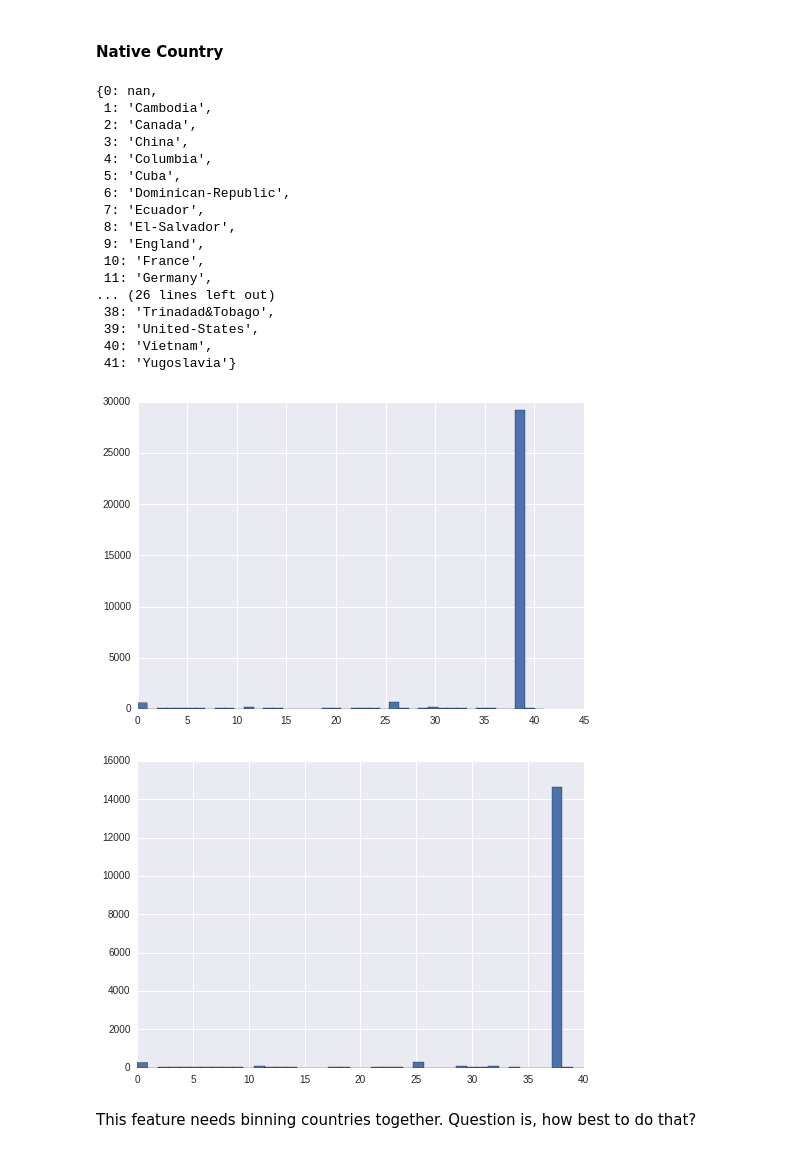
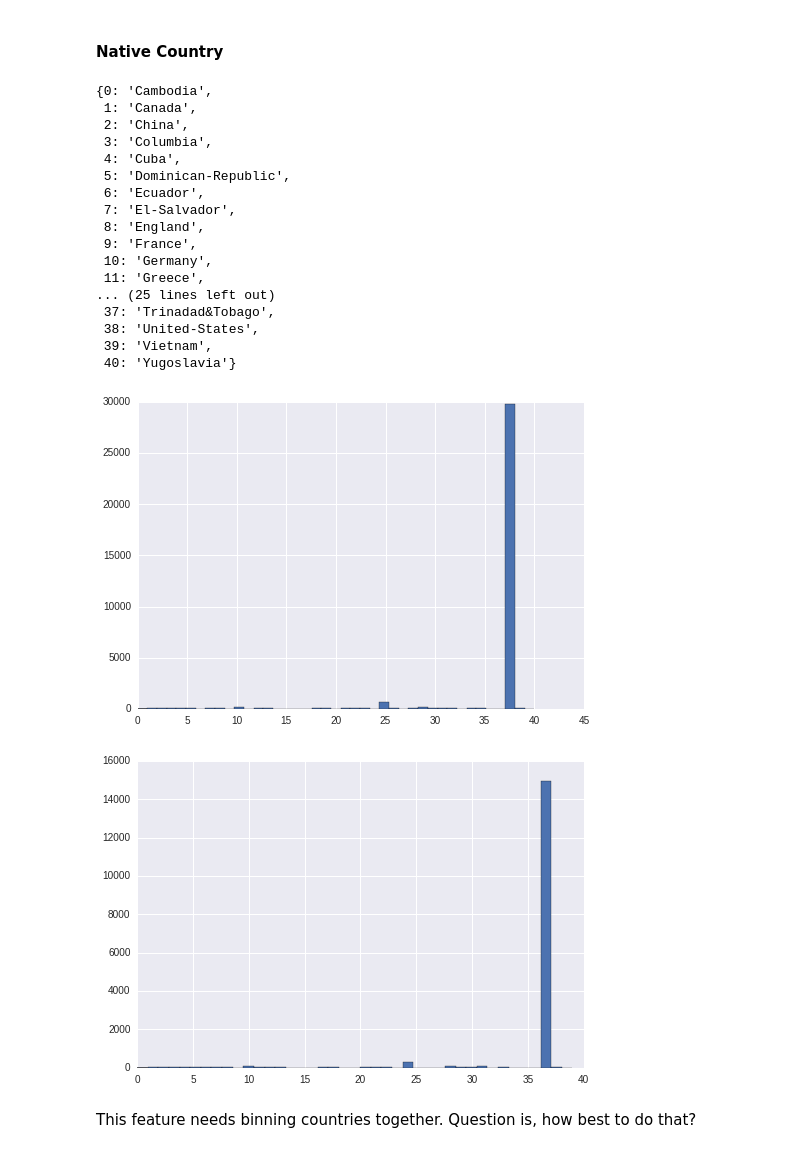
Before and after one commit to anirudhjayaraman/Hackathon-Experiments-With-Data-Analytics-Vidhya, a Jupyter notebook: Experiments with Data.ipynb, the cells around one changed output. Cells and saved outputs as stored; diff of their text form; code cells hidden in the pictures.

```diff
--- a/Experiments with Data.ipynb
+++ b/Experiments with Data.ipynb
@@ -160,11 +269,11 @@ workclass_decoder
 # %%
-# Combine bins based on some common sense
-new_workclass_encoder = {0:0,1:0,2:1,3:2,4:3,5:3,6:0,7:1,8:1}
+# # Combine bins based on some common sense
+# new_workclass_encoder = {0:0,1:0,2:1,3:2,4:2,5:2,6:0,7:1}
 
-new_workclass_train = [new_workclass_encoder[i] for i in train.Workclass]
-train.Workclass = new_workclass_train
+# new_workclass_train = [new_workclass_encoder[i] for i in train.Workclass]
+# train.Workclass = new_workclass_train
 
-new_workclass_test = [new_workclass_encoder[i] for i in test.Workclass]
-test.Workclass = new_workclass_test
+# new_workclass_test = [new_workclass_encoder[i] for i in test.Workclass]
+# test.Workclass = new_workclass_test
 
-new_workclass_decoder = {0:'Government',1:'Never Worked / Without Pay / Information NA', 2:'Private'}
+# new_workclass_decoder = {0:'Government',1:'Never Worked / Without Pay / Information NA', 2:'Private'}
@@ -247,13 +346,13 @@ pprint(education_levels_decoder)
  'Prof-school': 14,
  'Some-college': 15}
 # %%
-new_education_levels_encoder = {0:1,1:1,2:2,3:0,4:0,5:0,6:0, 7:5, 8:5, 9:3, 10:7, 11:2, 12:4, 13:0, 14:6, 15:3}
+# new_education_levels_encoder = {0:1,1:1,2:2,3:0,4:0,5:0,6:0, 7:5, 8:5, 9:3, 10:7, 11:2, 12:4, 13:0, 14:6, 15:3}
 
-new_education_levels_train = [new_education_levels_encoder[i] for i in train.Education]
-train.Education = new_education_levels_train
+# new_education_levels_train = [new_education_levels_encoder[i] for i in train.Education]
+# train.Education = new_education_levels_train
 
-new_education_levels_test = [new_education_levels_encoder[i] for i in test.Education]
-test.Education = new_education_levels_test
+# new_education_levels_test = [new_education_levels_encoder[i] for i in test.Education]
+# test.Education = new_education_levels_test
 
-new_education_levels_decoder = {0:'< 9th', 1:'High School', 2:'High School Grad', 3:'Bachelors', 4:'Masters', 5:'Assoc-acdm / Assoc-voc', 6:'Prof School', 7:'Doctorate'}
+# new_education_levels_decoder = {0:'< 9th', 1:'High School', 2:'High School Grad', 3:'Bachelors', 4:'Masters', 5:'Assoc-acdm / Assoc-voc', 6:'Prof School', 7:'Doctorate'}
 # %%
@@ -494,32 +589,32 @@ native_country_levels_decoder = dict(zip(new_native_country_levels, native_count
 # %%
 native_country_levels_decoder
 # %% [output]
-{0: nan,
- 1: 'Cambodia',
- 2: 'Canada',
- 3: 'China',
- 4: 'Columbia',
- 5: 'Cuba',
- 6: 'Dominican-Republic',
- 7: 'Ecuador',
- 8: 'El-Salvador',
- 9: 'England',
- 10: 'France',
- 11: 'Germany',
-... (26 lines left out)
- 38: 'Trinadad&Tobago',
- 39: 'United-States',
- 40: 'Vietnam',
- 41: 'Yugoslavia'}
+{0: 'Cambodia',
+ 1: 'Canada',
+ 2: 'China',
+ 3: 'Columbia',
+ 4: 'Cuba',
+ 5: 'Dominican-Republic',
+ 6: 'Ecuador',
+ 7: 'El-Salvador',
+ 8: 'England',
+ 9: 'France',
+ 10: 'Germany',
+ 11: 'Greece',
+... (25 lines left out)
+ 37: 'Trinadad&Tobago',
+ 38: 'United-States',
+ 39: 'Vietnam',
+ 40: 'Yugoslavia'}
 # %%
-plt.hist(train['Native.Country'], bins = 42)
+plt.hist(train['Native.Country'], bins = 41)
 plt.show()
 
-plt.hist(test['Native.Country'], bins = 42)
+plt.hist(test['Native.Country'], bins = 41)
 plt.show()
 # %% [output]
-[figure, old version]
+[figure, new version]
-[figure, old version]
+[figure, new version]
 # %% [markdown]
 This feature needs binning countries together. Question is, how best to do that?
 # %%
```
Also changed, not shown: parts of 60 cells of this notebook, 3 other files.
